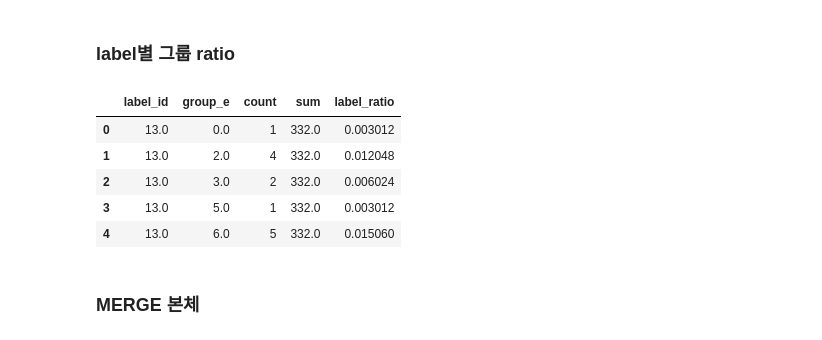
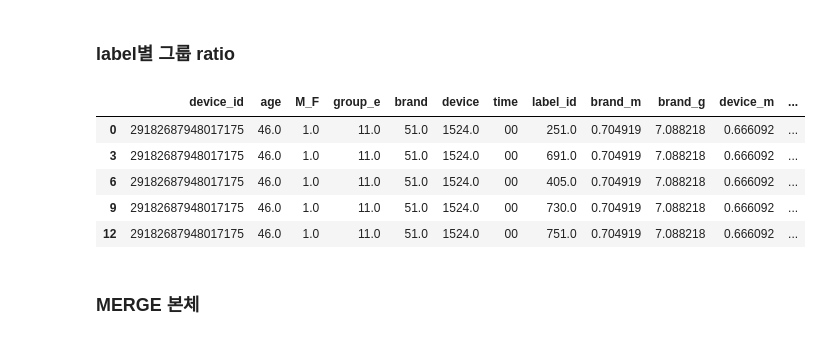
Before and after one commit to kinforkellie/talkingdata, a Jupyter notebook: 0816_variable editing.ipynb, the cells around one changed output. Drawn from its saved outputs; the diff is of its cells as text; code cells hidden in the pictures.

```diff
--- a/0816_variable editing.ipynb
+++ b/0816_variable editing.ipynb
@@ -246,2 +279,10 @@ g_tmp_.head()
+# %%
+g_time_rate = g_time_rate.drop(['group_size', 'time_sum'], 1)
+
+g_time_rate['time_ratio'] = g_time_rate.group_e + g_time_rate.time_ratio
+
+g_time_rate = g_time_rate.set_index(['time', 'group_e']).unstack('group_e')
+
+tmp = tmp.join(g_time_rate, how='left')
 # %% [markdown]
 ### label별 그룹 ratio
@@ -252,8 +290,8 @@ age_bran_time_app_label = pd.merge(age_bran_time_app, app_labels, how = 'left',
 g_app_label = pd.DataFrame()
 g_app_label_sum = pd.DataFrame()
 
-g_app_label['count'] = age_bran_time_app_label.groupby(['label_id', 'group_e'])['group_e'].count()
-g_app_label_sum['sum'] = age_bran_time_app_label.groupby('label_id')['group_e'].sum()
+g_app_label['count'] = tmp_sam.groupby(['label_id', 'group_e'])['group_e'].count()
+g_app_label_sum['sum'] = tmp_sam.groupby('label_id')['group_e'].sum()
 
 g_app_label = g_app_label.reset_index()
 g_app_label_sum = g_app_label_sum.reset_index()
@@ -261,15 +299,23 @@ g_app_label_sum = g_app_label_sum.reset_index()
 g_label_group = pd.merge(g_app_label, g_app_label_sum, how = 'left', on = 'label_id')
 
 g_label_group['label_ratio'] = g_label_group['count'] / g_label_group['sum']
+# %%
+g_label_group = g_label_group.drop(['count', 'sum'], 1)
+# %%
+g_label_group['label_ratio'] = g_label_group.group_e + g_label_group.label_ratio
+
+g_label_group = g_label_group.set_index(['label_id', 'group_e']).unstack('group_e')
+
+tmp = tmp.join(g_label_group, how='left')
 # %%
-g_label_group.head()
+tmp.head()
 # %% [output]
-|  | label_id | group_e | count | sum | label_ratio |
-| 0 | 13.0 | 0.0 | 1 | 332.0 | 0.003012 |
-| 1 | 13.0 | 2.0 | 4 | 332.0 | 0.012048 |
-| 2 | 13.0 | 3.0 | 2 | 332.0 | 0.006024 |
-| 3 | 13.0 | 5.0 | 1 | 332.0 | 0.003012 |
-| 4 | 13.0 | 6.0 | 5 | 332.0 | 0.015060 |
+|  | device_id | age | M_F | group_e | brand | device | time | label_id | brand_m | brand_g | device_m | ... |
+| 0 | 29182687948017175 | 46.0 | 1.0 | 11.0 | 51.0 | 1524.0 | 00 | 251.0 | 0.704919 | 7.088218 | 0.666092 | ... |
+| 3 | 29182687948017175 | 46.0 | 1.0 | 11.0 | 51.0 | 1524.0 | 00 | 691.0 | 0.704919 | 7.088218 | 0.666092 | ... |
+| 6 | 29182687948017175 | 46.0 | 1.0 | 11.0 | 51.0 | 1524.0 | 00 | 405.0 | 0.704919 | 7.088218 | 0.666092 | ... |
+| 9 | 29182687948017175 | 46.0 | 1.0 | 11.0 | 51.0 | 1524.0 | 00 | 730.0 | 0.704919 | 7.088218 | 0.666092 | ... |
+| 12 | 29182687948017175 | 46.0 | 1.0 | 11.0 | 51.0 | 1524.0 | 00 | 751.0 | 0.704919 | 7.088218 | 0.666092 | ... |
 # %% [markdown]
 ### MERGE 본체
 # %%
```
Also changed, not shown: parts of 20 cells of this notebook.
